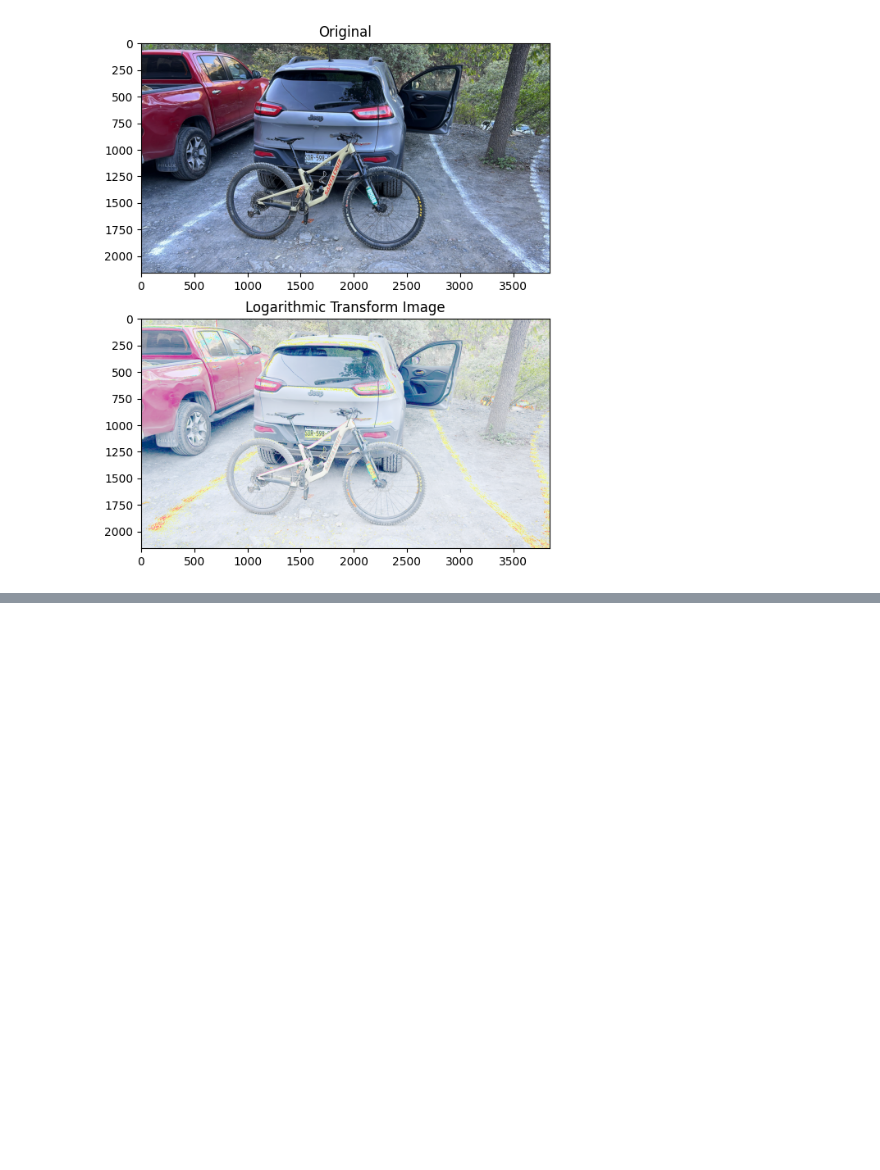
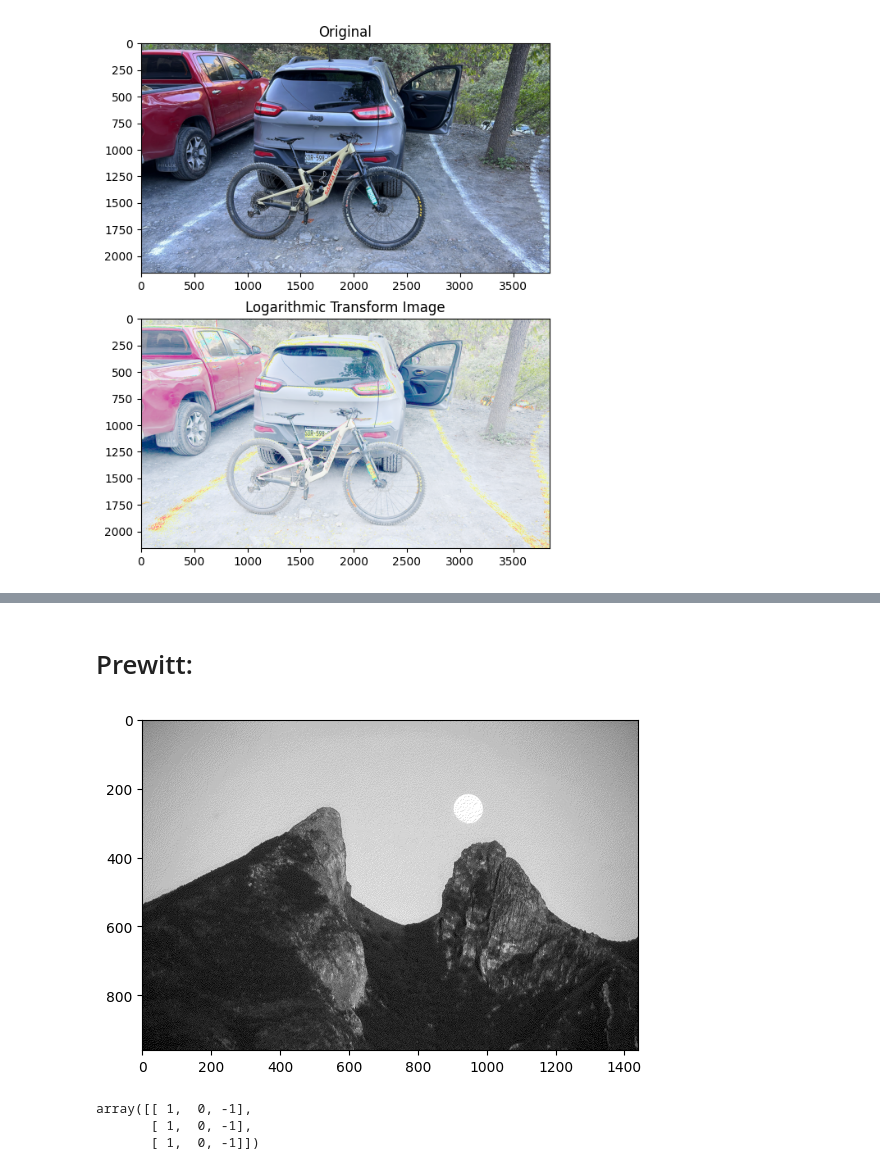
Before and after one commit to emm-gl/Vision, a Jupyter notebook: Vision_Notebook.ipynb, the cells around one changed output, grey strips where cells are left out. Cells and saved outputs as stored; diff of their text form; code cells hidden in the pictures; blank space fills up the shorter version.

```diff
--- a/Vision_Notebook.ipynb
+++ b/Vision_Notebook.ipynb
@@ -188,0 +206,2 @@ plt.show()
+# %% [markdown]
+# Prewitt:
@@ -188,0 +221,28 @@ plt.show()
+# %%
+#Get image from Internet:
+from urllib.request import urlopen
+from PIL import Image
+from io import BytesIO
+
+def get_image_from_url(url):
+    try:
+        response = urlopen(url)
+        image_data = response.read()
+        image = Image.open(BytesIO(image_data))
+        return image
+    except Exception as e:
+        print(f"Error: {e}")
+        return None
+# %%
+#Get the image:
+image_url = "https://tipsparatuviaje.com/wp-content/uploads/2019/02/que-es-el-cerro-de-la-silla.jpg"
+
+image =  get_image_from_url(image_url)   #Image.open('data/image.jpg')
+image = image.convert('1') # convert image to black and white
+
+image = np.array(image)
+
+plt.imshow(image, cmap='gray',vmin=0.0, vmax=1.0)
+plt.show()
+# %% [output]
+[figure, added]
@@ -188,0 +251,10 @@ plt.show()
+# %%
+#Set the filter:
+
+#X direction:
+Hx = np.array([[1,0,-1],[1,0,-1],[1,0,-1]])
+Hx
+# %% [output]
+array([[ 1,  0, -1],
+       [ 1,  0, -1],
+       [ 1,  0, -1]])
```
Also changed, not shown: parts of 11 cells of this notebook.
